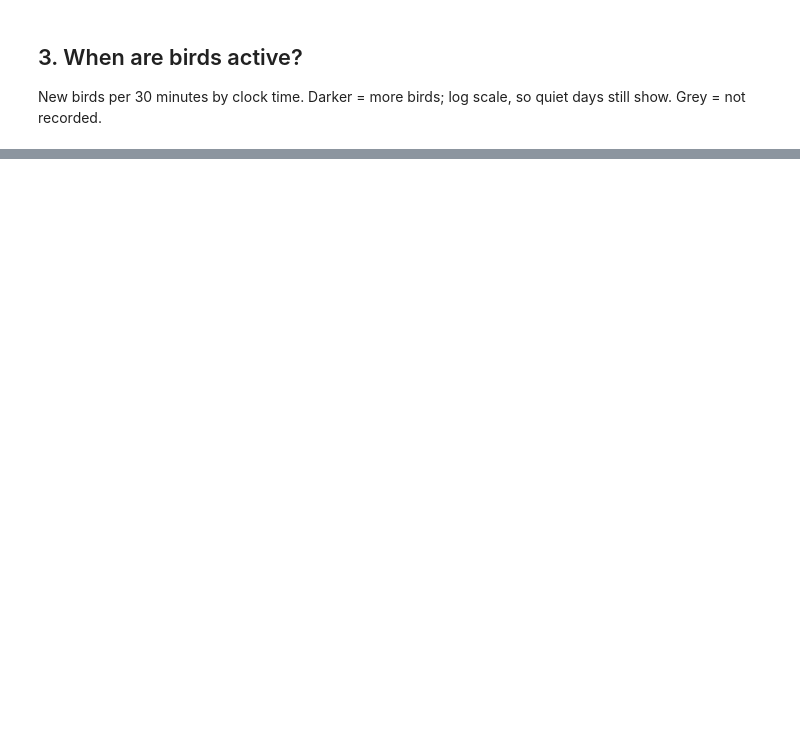
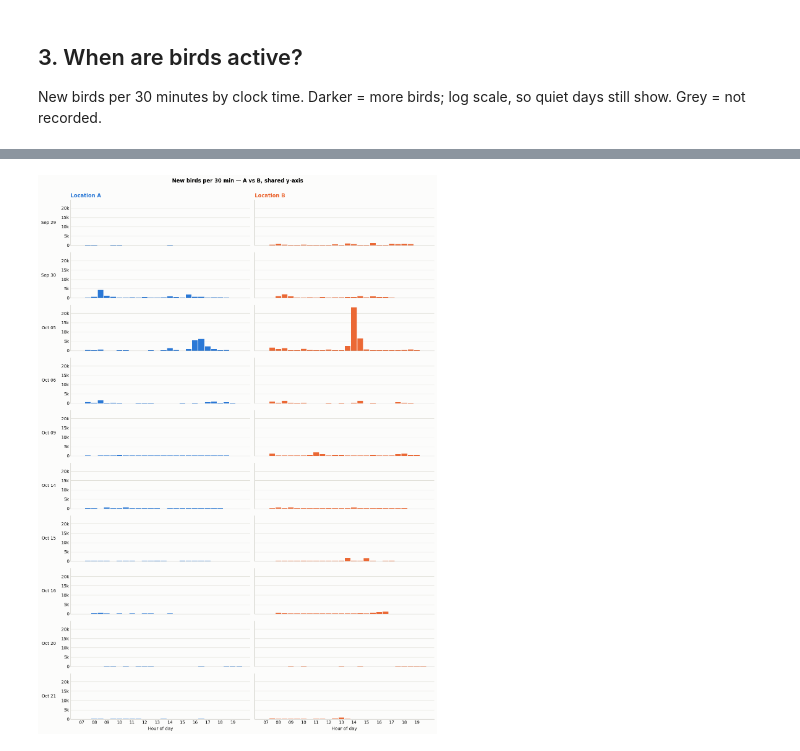
Before and after one commit to vaishnavi-1328/bird_results_analysis, a Jupyter notebook: batch_runs/bird_counts_comparison.ipynb, the cells around one changed output, grey strips where cells are left out. Saved outputs shown, nothing was run; the diff lists cells and outputs as text; code cells hidden in the pictures; blank space fills up the shorter version.

```diff
--- a/batch_runs/bird_counts_comparison.ipynb
+++ b/batch_runs/bird_counts_comparison.ipynb
@@ -21,7 +21,7 @@ COLOR = {"A": "#2a78d6", "B": "#eb6834"}
 INK, MUTED, GRID, AXIS = "#0b0b0b", "#898781", "#e1e0d9", "#c3c2b7"
 BLUES = ["#cde2fb", "#9ec5f4", "#6da7ec", "#3987e5", "#2a78d6", "#1c5cab", "#104281", "#0d366b"]
 plt.rcParams.update({
-    "font.family": ["Segoe UI", "DejaVu Sans"], "font.size": 10,
+    "font.family": ["DejaVu Sans"], "font.size": 10,
     "figure.facecolor": "#fcfcfb", "axes.facecolor": "#fcfcfb",
     "axes.edgecolor": AXIS, "axes.labelcolor": INK, "axes.titleweight": "bold", "axes.titlesize": 12,
     "axes.spines.top": False, "axes.spines.right": False,
@@ -56,12 +56,17 @@ for r in pd.concat(pd.read_csv(RESULTS / f"location_{loc}" / "results.csv") for
     start = pd.Timestamp(r.recording_start)
     per_minute[key] = pd.Series(counts, index=start + pd.to_timedelta(np.arange(len(counts)) * minute_s, unit="s"))
     hours = res["frames_processed"] / r.fps / 3600
+    first_s = res.get("first_detection_second")
     days.append({
         "date": pd.Timestamp(r.date), "location": r.location,
         "start": start, "end": start + pd.Timedelta(hours=hours), "hours": hours,
         "unique_birds": res["unique_flying_birds"],
         "birds_per_hour": res["unique_flying_birds"] / hours,
         "peak_in_view": res["max_concurrent_birds"],
+        "total_tracks": res["total_tracks"],
+        "track_noise_ratio": res.get("track_noise_ratio"),
+        "avg_motion_score": res.get("avg_motion_score"),
+        "first_detection_min": None if first_s is None else first_s / 60,
         "source": "4K, scaled" if r.height > 1080 else "1080p",
     })
 days = pd.DataFrame(days).sort_values(["location", "date"], ignore_index=True)
@@ -80,6 +85,10 @@ for loc in ["A", "B"]:
         "Unique birds": t.unique_birds.map("{:,}".format),
         "Birds / hour": t.birds_per_hour.map("{:,.0f}".format),
         "Peak in view": t.peak_in_view,
+        "Total tracks": t.total_tracks.map("{:,}".format),
+        "Noise ratio": t.track_noise_ratio.map(lambda v: "—" if pd.isna(v) else f"{v:.2f}"),
+        "Avg motion": t.avg_motion_score.map(lambda v: "—" if pd.isna(v) else f"{v:.2f}"),
+        "1st detect (min)": t.first_detection_min.map(lambda v: "—" if pd.isna(v) else f"{v:.1f}"),
         "Video": t.source,
     })
     total = t.unique_birds.sum()
@@ -163,0 +181,41 @@ plt.show()
+# %%
+def binned_day(loc, date):
+    key = f"{date:%Y-%m-%d}_{loc}"
+    if key not in per_minute:
+        return None
+    s = per_minute[key]
+    binned = s.groupby((s.index - s.index.normalize()).floor(BIN)).sum()
+    return np.array([binned.get(slot, 0) for slot in slots])
+
+
+paired_dates = [d for d in all_dates
+                if binned_day("A", d) is not None and binned_day("B", d) is not None]
+
+x = np.arange(len(slots))
+hour_ticks = [j for j, s in enumerate(slots) if s.seconds % 3600 == 0]
+hour_labels = [f"{slots[j].seconds // 3600:02d}" for j in hour_ticks]
+
+fig, axes = plt.subplots(len(paired_dates), 2, figsize=(13, 1.8 * len(paired_dates)),
+                         sharex=True, sharey=True)
+for row, d in enumerate(paired_dates):
+    for col, loc in enumerate(["A", "B"]):
+        ax = axes[row, col]
+        vals = binned_day(loc, d)
+        ax.bar(x, vals, width=0.9, color=COLOR[loc], zorder=2)
+        ax.tick_params(length=0)
+        if col == 0:
+            ax.set_ylabel(f"{d:%b %d}", rotation=0, ha="right", va="center",
+                          fontsize=10, color=INK, labelpad=12)
+        if row == 0:
+            ax.set_title(f"Location {loc}", color=COLOR[loc], loc="left")
+axes[-1, 0].set_xticks(hour_ticks, hour_labels)
+axes[-1, 1].set_xticks(hour_ticks, hour_labels)
+axes[-1, 0].set_xlabel("Hour of day")
+axes[-1, 1].set_xlabel("Hour of day")
+for ax in axes.flat:
+    ax.yaxis.set_major_formatter(lambda v, _: k(v) if v else "0")
+fig.suptitle("New birds per 30 min — A vs B, shared y-axis", y=1.00, fontsize=12, fontweight="bold")
+fig.tight_layout()
+plt.show()
+# %% [output]
+[figure, added]
```
Also changed, not shown: parts of 8 cells of this notebook, 2 other files.
